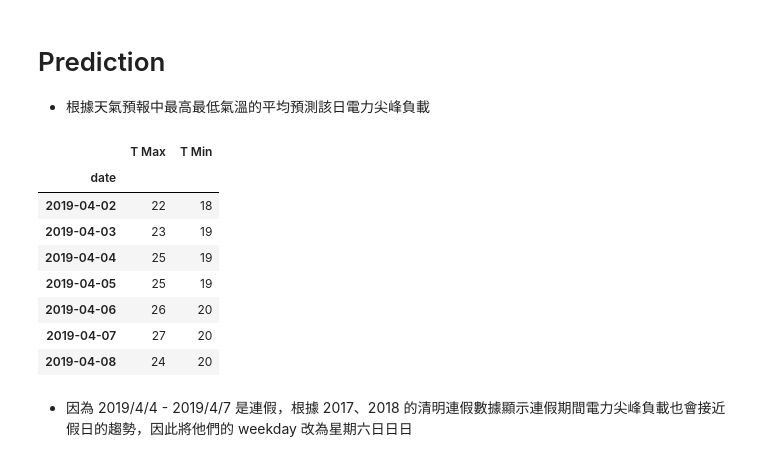
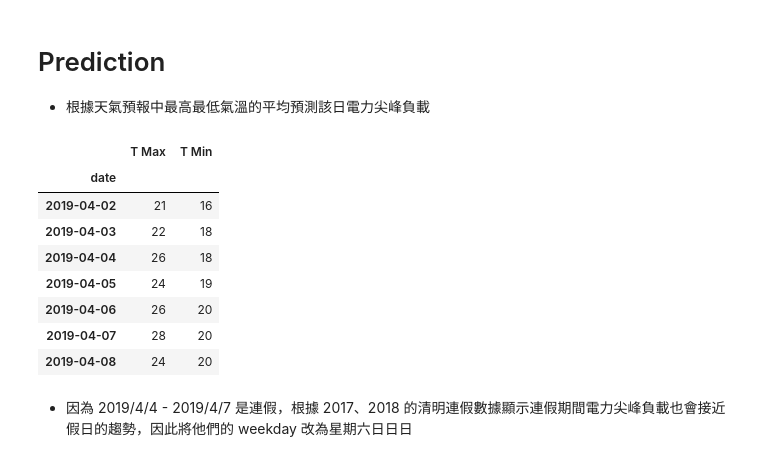
Before and after one commit to letticee/DSAI_HW1, a Jupyter notebook: forecasting.ipynb, the cells around one changed output. Saved outputs shown, nothing was run; the diff lists cells and outputs as text; code cells hidden in the pictures.

Commit message:
Modified 201904 temp

```diff
--- a/forecasting.ipynb
+++ b/forecasting.ipynb
@@ -404,23 +404,23 @@ err_weekend
 * 根據天氣預報中最高最低氣溫的平均預測該日電力尖峰負載
 # %%
 dateparse = lambda x: pd.datetime.strptime(x, '%Y%m%d')
-with open('201904_temp.csv', 'r') as f:
+with open('201904_temp_gov.csv', 'r') as f:
      weather1904 = pd.read_csv(f, parse_dates=['date'], date_parser=dateparse, index_col=0)
 max_temper1904 = pd.Series(weather1904['T Max'],index=weather1904.index)
 min_temper1904 = pd.Series(weather1904['T Min'],index=weather1904.index)
 #temper1904 = (max_temper1904+min_temper1904)/2
 
 weekdayr1904 = weather1904.index.weekday
 weather1904.head(7)
 # %% [output]
 |  | T Max | T Min |
 | date |  |  |
-| 2019-04-02 | 22 | 18 |
-| 2019-04-03 | 23 | 19 |
-| 2019-04-04 | 25 | 19 |
-| 2019-04-05 | 25 | 19 |
+| 2019-04-02 | 21 | 16 |
+| 2019-04-03 | 22 | 18 |
+| 2019-04-04 | 26 | 18 |
+| 2019-04-05 | 24 | 19 |
 | 2019-04-06 | 26 | 20 |
-| 2019-04-07 | 27 | 20 |
+| 2019-04-07 | 28 | 20 |
 | 2019-04-08 | 24 | 20 |
 # %% [markdown]
 * 因為 2019/4/4 - 2019/4/7 是連假，根據 2017、2018 的清明連假數據顯示連假期間電力尖峰負載也會接近假日的趨勢，因此將他們的 weekday 改為星期六日日日
```
Also changed, not shown: parts of 4 cells of this notebook, 3 other files.
